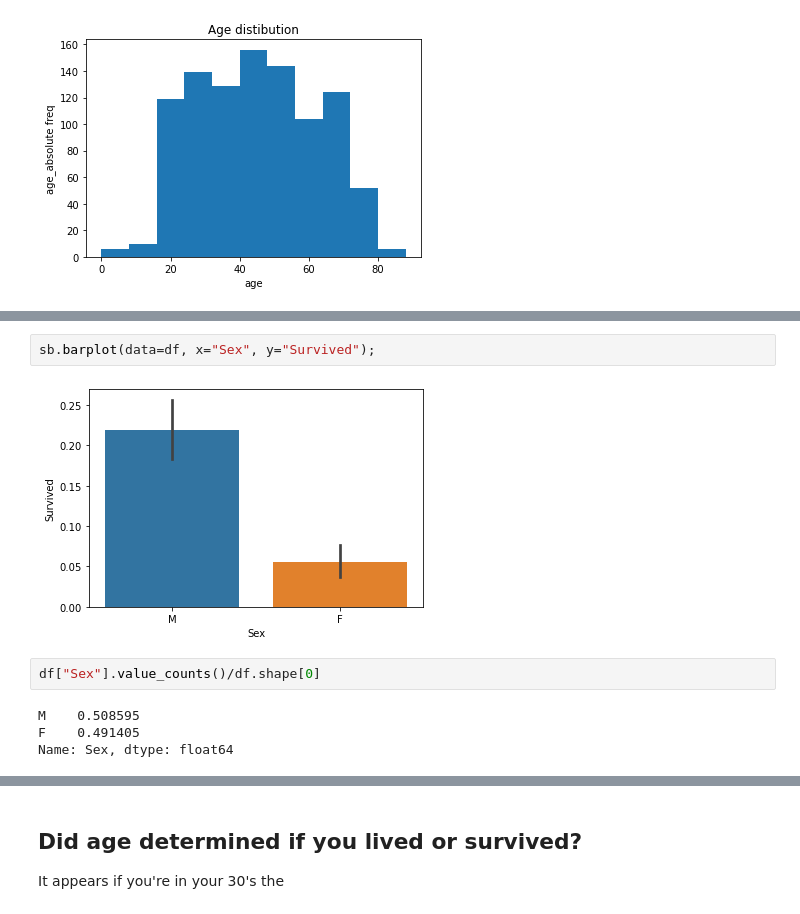
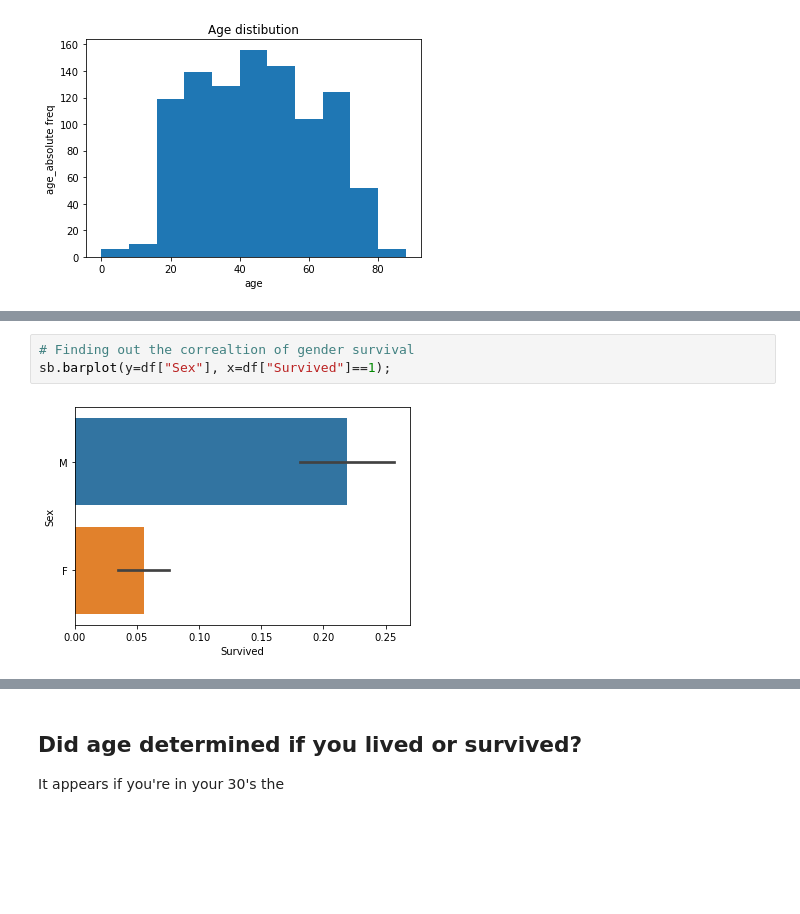
Before and after one commit to ambrosemcduffy/Estonia_Tragedy_EDA, a Jupyter notebook: exploratory.ipynb, the cells around one changed output, grey strips where cells are left out. Cells and saved outputs as stored; diff of their text form; blank space fills up the shorter version.

```diff
--- a/exploratory.ipynb
+++ b/exploratory.ipynb
@@ -140,11 +131,6 @@ plt.title("Age of passengers who survived");
-# %%
-sb.barplot(data=df, x="Sex", y="Survived");
-# %% [output]
-[figure, removed]
-# %%
-df["Sex"].value_counts()/df.shape[0]
-# %% [output]
-M    0.508595
-F    0.491405
-Name: Sex, dtype: float64
+# %%
+# Finding out the correaltion of gender survival
+sb.barplot(y=df["Sex"], x=df["Survived"]==1);
+# %% [output]
+[figure, added]
 # %%
```
Also changed, not shown: parts of 22 cells of this notebook.
